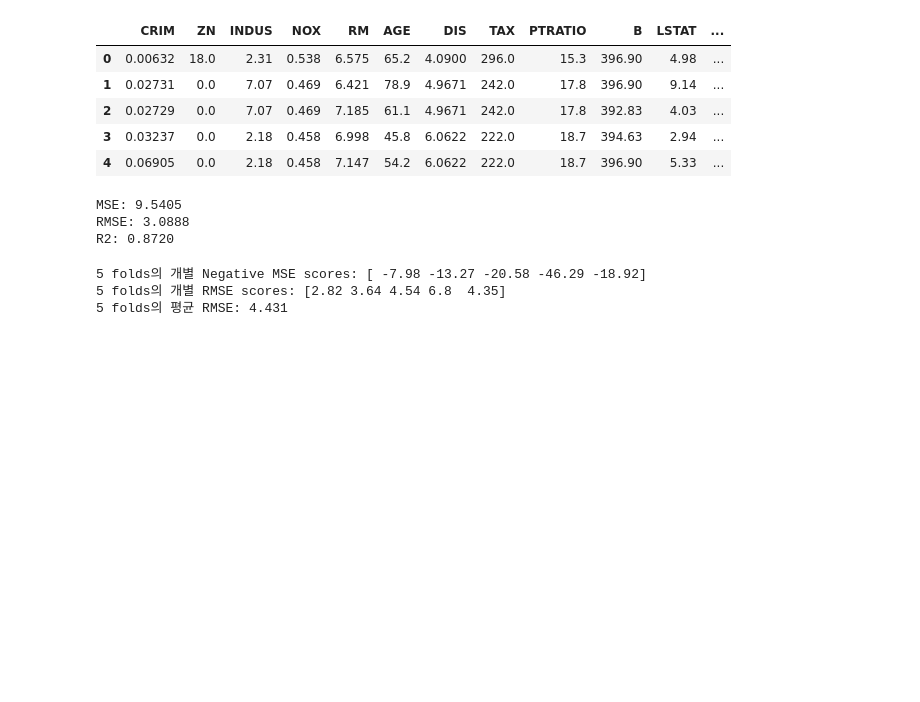
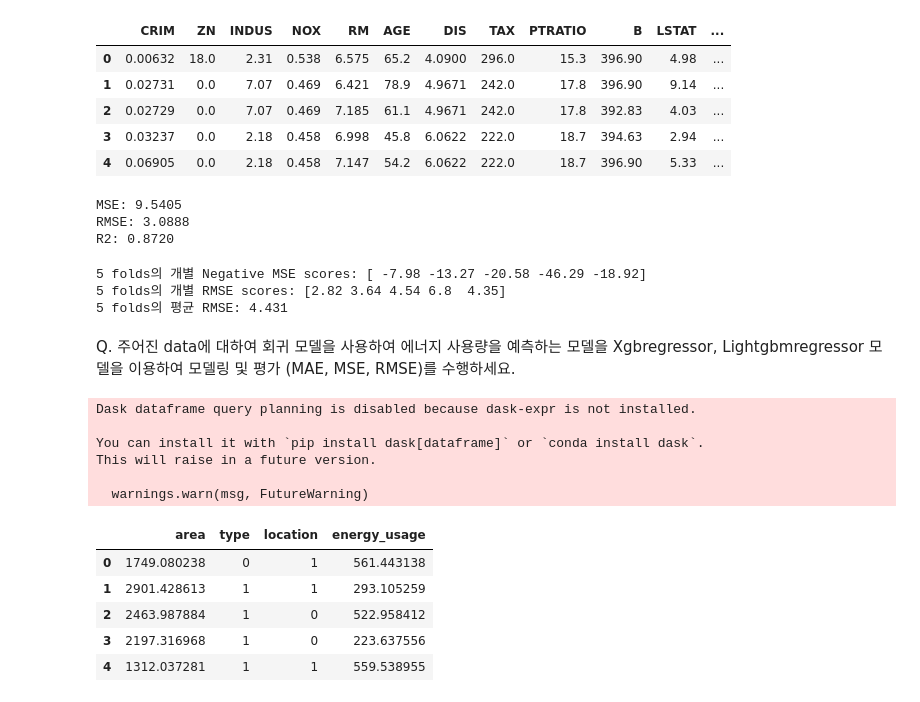
Before and after one commit to wjsghk1267/kita_2404, a Jupyter notebook: m05_머신러닝/ML_회귀.ipynb, the cells around one changed output. Drawn from its saved outputs; the diff is of its cells as text; code cells hidden in the pictures; blank space fills up the shorter version.

```diff
--- a/m05_머신러닝/ML_회귀.ipynb
+++ b/m05_머신러닝/ML_회귀.ipynb
@@ -933,3 +933,37 @@ print('5 folds의 평균 RMSE: {0:.3f}'.format(avg_rmse))
 5 folds의 개별 Negative MSE scores: [ -7.98 -13.27 -20.58 -46.29 -18.92]
 5 folds의 개별 RMSE scores: [2.82 3.64 4.54 6.8  4.35]
 5 folds의 평균 RMSE: 4.431
+# %% [markdown]
+Q. 주어진 data에 대하여 회귀 모델을 사용하여 에너지 사용량을 예측하는 모델을 Xgbregressor, Lightgbmregressor 모델을 이용하여 모델링 및 평가 (MAE, MSE, RMSE)를 수행하세요.
+# %%
+import numpy as np
+import pandas as pd
+from sklearn.model_selection import train_test_split
+from sklearn.metrics import mean_squared_error, mean_absolute_error
+from xgboost import XGBRegressor
+from lightgbm import LGBMRegressor
+
+# 가상의 데이터 생성
+np.random.seed(42)
+data_size = 1000
+data = {
+    'area': np.random.uniform(1000, 3000, data_size),
+    'type': np.random.randint(0, 2, data_size),
+    'location': np.random.randint(0, 3, data_size),
+    'energy_usage': np.random.uniform(200, 600, data_size)  # kWh
+}
+df = pd.DataFrame(data)
+df.head()
+# %% [output]
+Dask dataframe query planning is disabled because dask-expr is not installed.
+
+You can install it with `pip install dask[dataframe]` or `conda install dask`.
+This will raise in a future version.
+
+  warnings.warn(msg, FutureWarning)
+|  | area | type | location | energy_usage |
+| 0 | 1749.080238 | 0 | 1 | 561.443138 |
+| 1 | 2901.428613 | 1 | 1 | 293.105259 |
+| 2 | 2463.987884 | 1 | 0 | 522.958412 |
+| 3 | 2197.316968 | 1 | 0 | 223.637556 |
+| 4 | 1312.037281 | 1 | 1 | 559.538955 |
```
Also changed, not shown: parts of 3 cells of this notebook, 3 other files.
